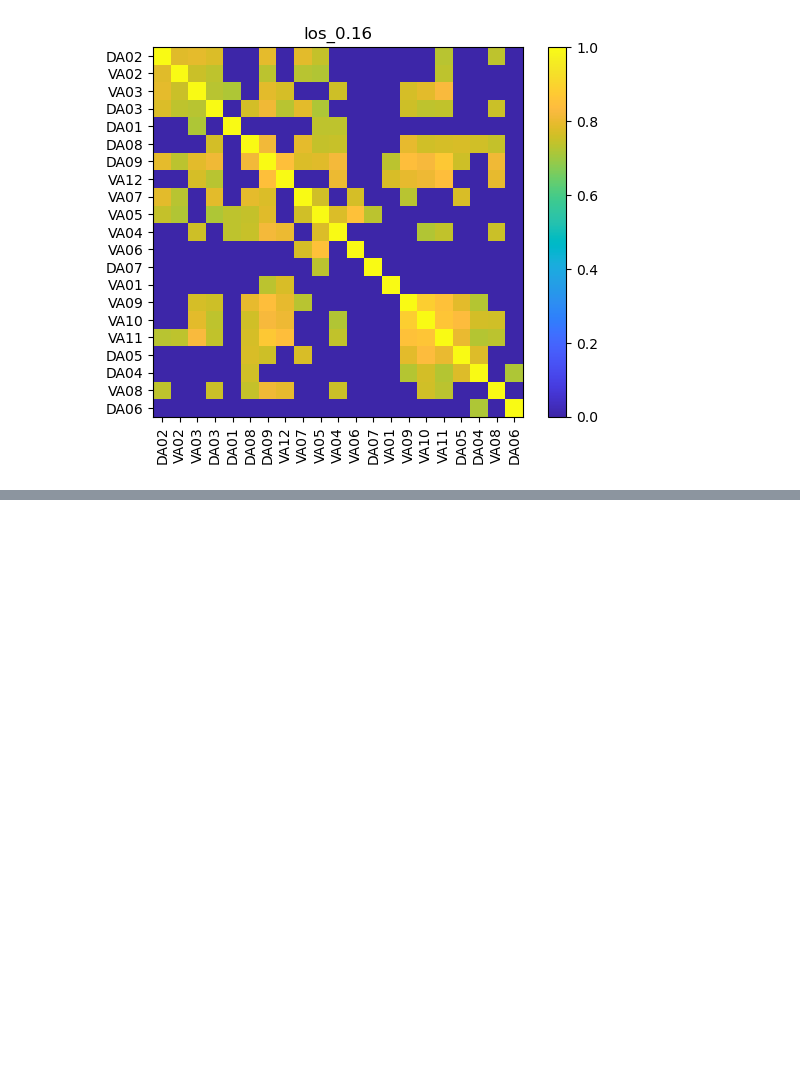
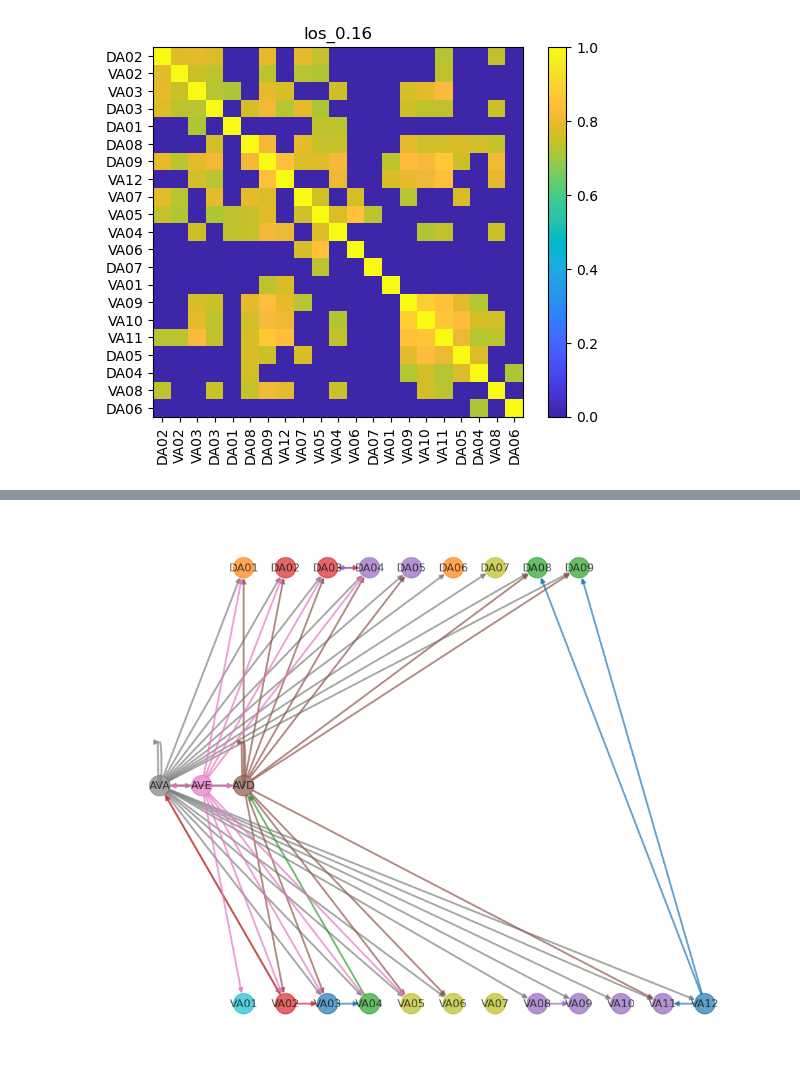
Before and after one commit to ialireza13/c_elegans_neural_network, a Jupyter notebook: handson.ipynb, the cells around one changed output, grey strips where cells are left out. Cells and saved outputs as stored; diff of their text form; code cells hidden in the pictures; blank space fills up the shorter version.

```diff
--- a/handson.ipynb
+++ b/handson.ipynb
@@ -165,0 +275,38 @@ res
+# %%
+G_orig.nodes['VA12']['color'] = 0
+G_orig.nodes['VA03']['color'] = 0
+
+G_orig.nodes['DA06']['color'] = 1
+G_orig.nodes['DA01']['color'] = 1
+
+G_orig.nodes['DA08']['color'] = 2
+G_orig.nodes['DA09']['color'] = 2
+G_orig.nodes['VA04']['color'] = 2
+
+G_orig.nodes['VA02']['color'] = 3
+G_orig.nodes['DA02']['color'] = 3
+G_orig.nodes['DA03']['color'] = 3
+
+G_orig.nodes['VA11']['color'] = 4
+G_orig.nodes['VA10']['color'] = 4
+G_orig.nodes['DA05']['color'] = 4
+G_orig.nodes['VA09']['color'] = 4
+G_orig.nodes['VA08']['color'] = 4
+G_orig.nodes['DA04']['color'] = 4
+
+G_orig.nodes['AVD']['color'] = 5
+
+G_orig.nodes['AVE']['color'] = 6
+
+G_orig.nodes['AVA']['color'] = 7
+
+G_orig.nodes['DA07']['color'] = 8
+G_orig.nodes['VA07']['color'] = 8
+G_orig.nodes['VA05']['color'] = 8
+G_orig.nodes['VA06']['color'] = 8
+
+G_orig.nodes['VA01']['color'] = 9
+# %%
+plot_graph_with_weights_and_groups(G_orig, pos=pos, draw_edge_labels=False, uniform_edges=True)
+# %% [output]
+[figure, added]
```
Also changed, not shown: parts of 18 cells of this notebook, 5 other files.
